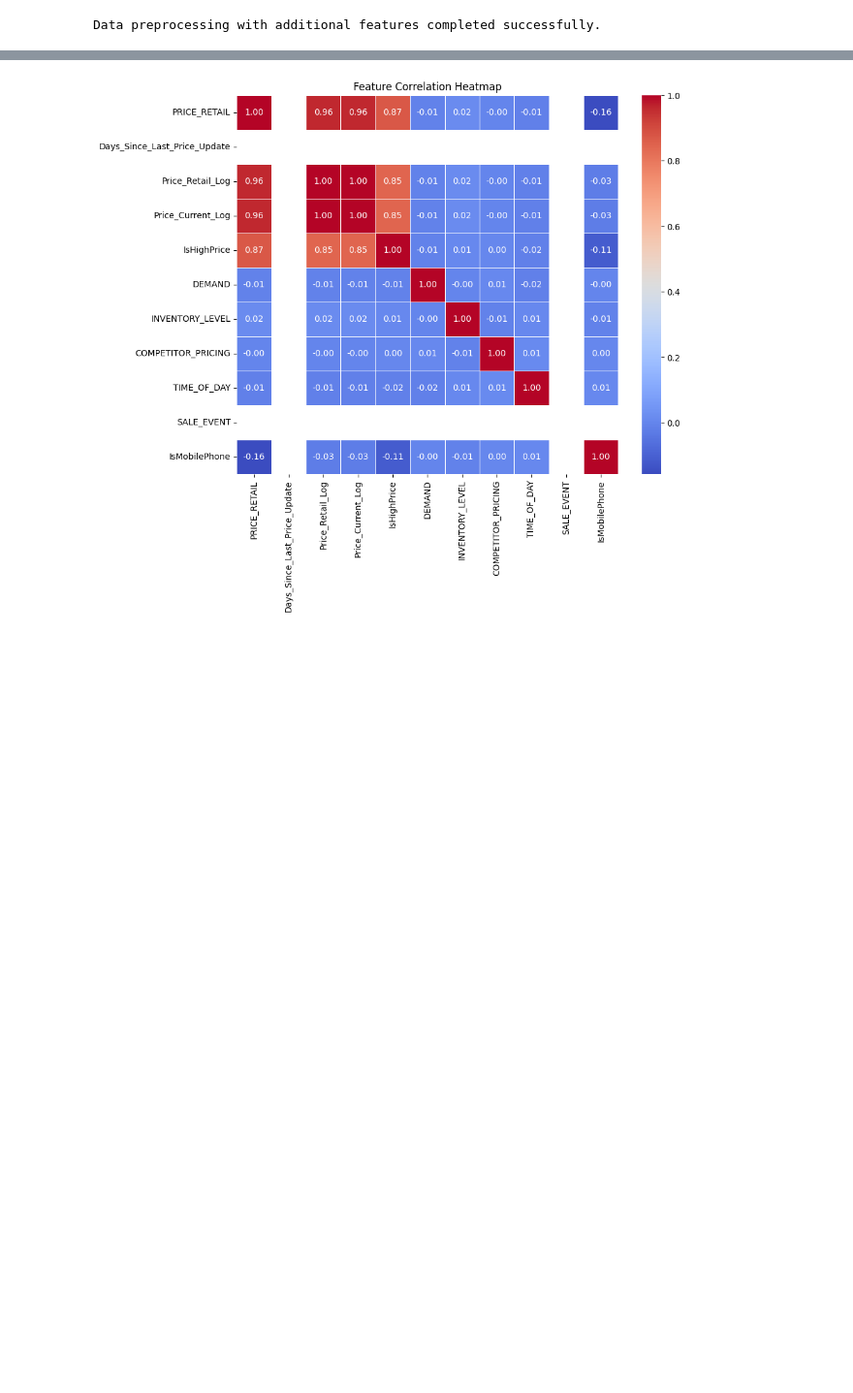
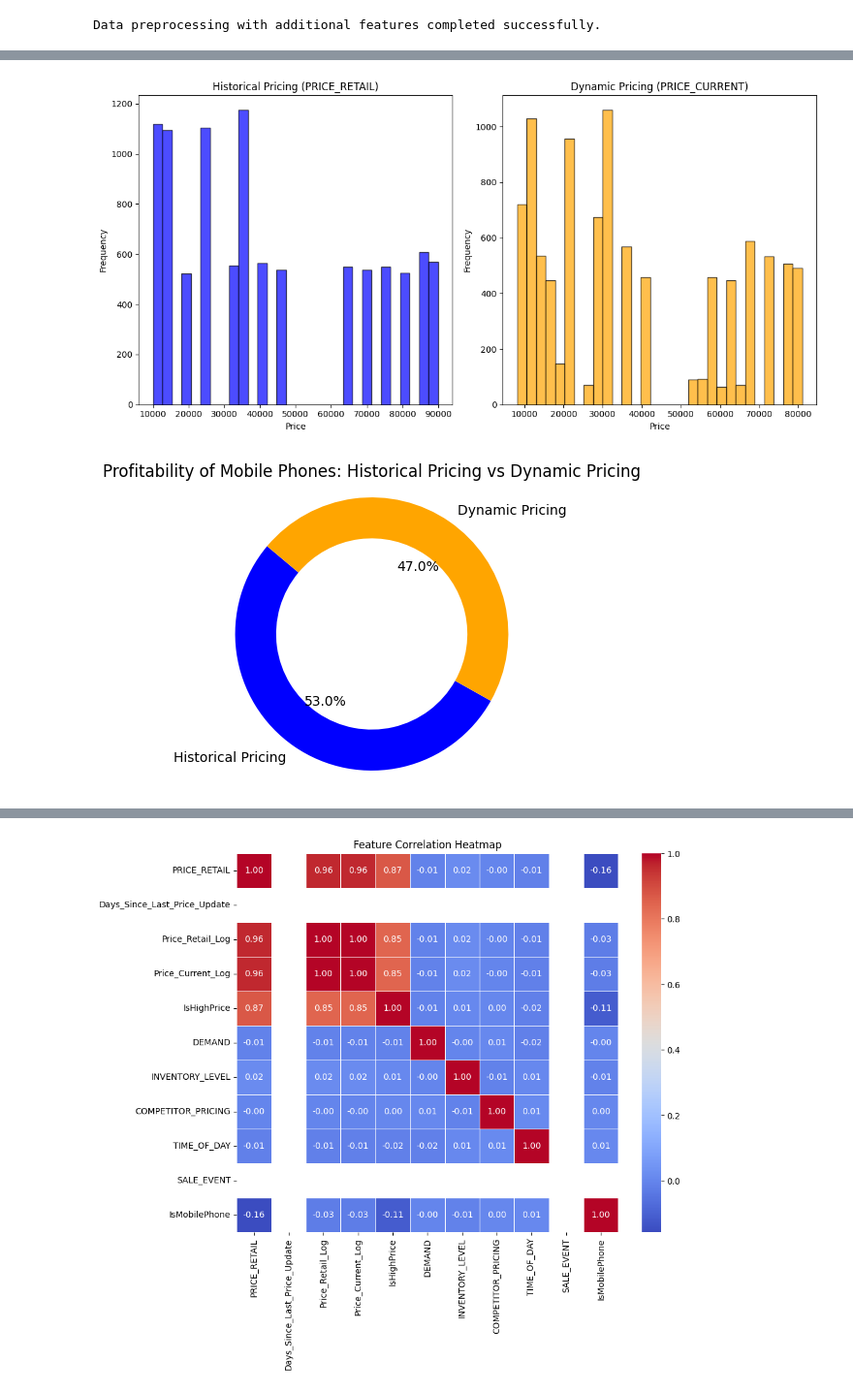
Before and after one commit to sundeepmuddana/DEVCODEEDUR, a Jupyter notebook: sundeepdhamodhar.ipynb, the cells around one changed output, grey strips where cells are left out. Shown at 97% size. Drawn from its saved outputs; the diff is of its cells as text; code cells hidden in the pictures; blank space fills up the shorter version.

```diff
--- a/sundeepdhamodhar.ipynb
+++ b/sundeepdhamodhar.ipynb
@@ -291,3 +316,64 @@ fig2.show()
+# %%
+import pandas as pd
+import matplotlib.pyplot as plt
+
+# Load the generated CSV file
+df = pd.read_csv('retail_large_sample_data_with_features.csv')
+
+# Convert 'RunDate' to datetime
+df['RunDate'] = pd.to_datetime(df['RunDate'])
+
+# Apply a 10% discount during the SALE_EVENT
+df.loc[df['SALE_EVENT'] == 'Festive Offer', 'PRICE_CURRENT'] *= 0.9
+
+# Apply an additional 10% discount on Saturdays
+df.loc[df['DAY_OF_WEEK'] == 'Saturday', 'PRICE_CURRENT'] *= 0.9
+
+# Plot Historical Pricing (PRICE_RETAIL) vs Dynamic Pricing (PRICE_CURRENT)
+plt.figure(figsize=(12, 6))
+
+# Historical Pricing Plot
+plt.subplot(1, 2, 1)
+plt.hist(df['PRICE_RETAIL'], bins=30, alpha=0.7, color='blue', edgecolor='black')
+plt.title('Historical Pricing (PRICE_RETAIL)')
+plt.xlabel('Price')
+plt.ylabel('Frequency')
+
+# Dynamic Pricing Plot
+plt.subplot(1, 2, 2)
+plt.hist(df['PRICE_CURRENT'], bins=30, alpha=0.7, color='orange', edgecolor='black')
+plt.title('Dynamic Pricing (PRICE_CURRENT)')
+plt.xlabel('Price')
+plt.ylabel('Frequency')
+
+plt.tight_layout()
+plt.show()
+# Filter data for the 'Mobile Phones' category
+mobile_phones_df = df[df['CATEGORY'] == 'Mobile Phones']
+# Calculate total profitability for Historical and Dynamic Pricing
+total_historical_profitability = mobile_phones_df['PRICE_RETAIL'].sum()
+total_dynamic_profitability = mobile_phones_df['PRICE_CURRENT'].sum()
+
+# Data for the donut chart
+labels = ['Historical Pricing', 'Dynamic Pricing']
+sizes = [total_historical_profitability, total_dynamic_profitability]
+colors = ['blue', 'orange']
+
+# Create a Donut Chart
+plt.figure(figsize=(4,4))
+plt.pie(sizes, labels=labels, colors=colors, wedgeprops=dict(width=0.3), startangle=140, autopct='%1.1f%%')
+
+# Draw a circle for the donut shape
+centre_circle = plt.Circle((0, 0), 0.5, fc='white')
+fig = plt.gcf()
+fig.gca().add_artist(centre_circle)
+
+plt.title('Profitability of Mobile Phones: Historical Pricing vs Dynamic Pricing')
+plt.axis('equal')  # Equal aspect ratio ensures the pie chart is circular.
+plt.show()
+# %% [output]
+[figure, added]
+[figure, added]
 # %%
 !pip install gradio
 !pip install shap
```
Also changed, not shown: parts of 11 cells of this notebook.
